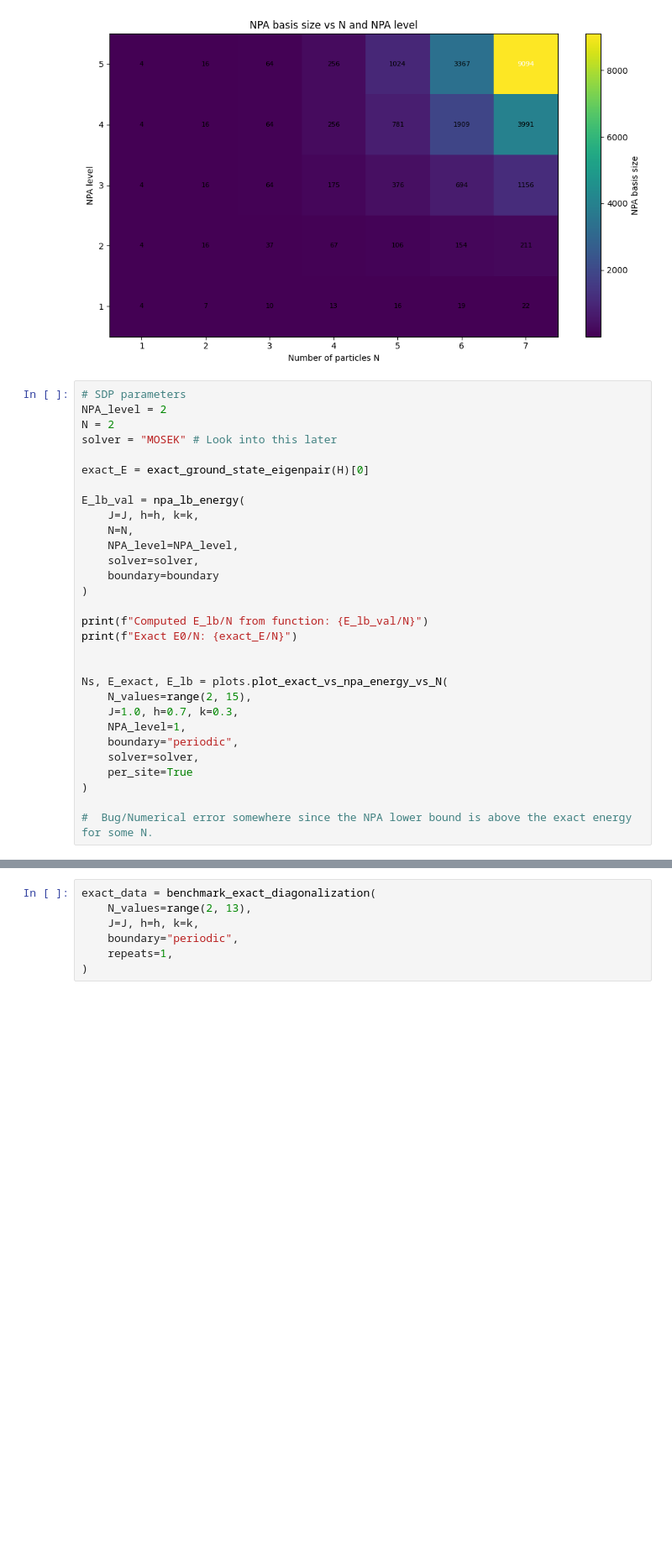
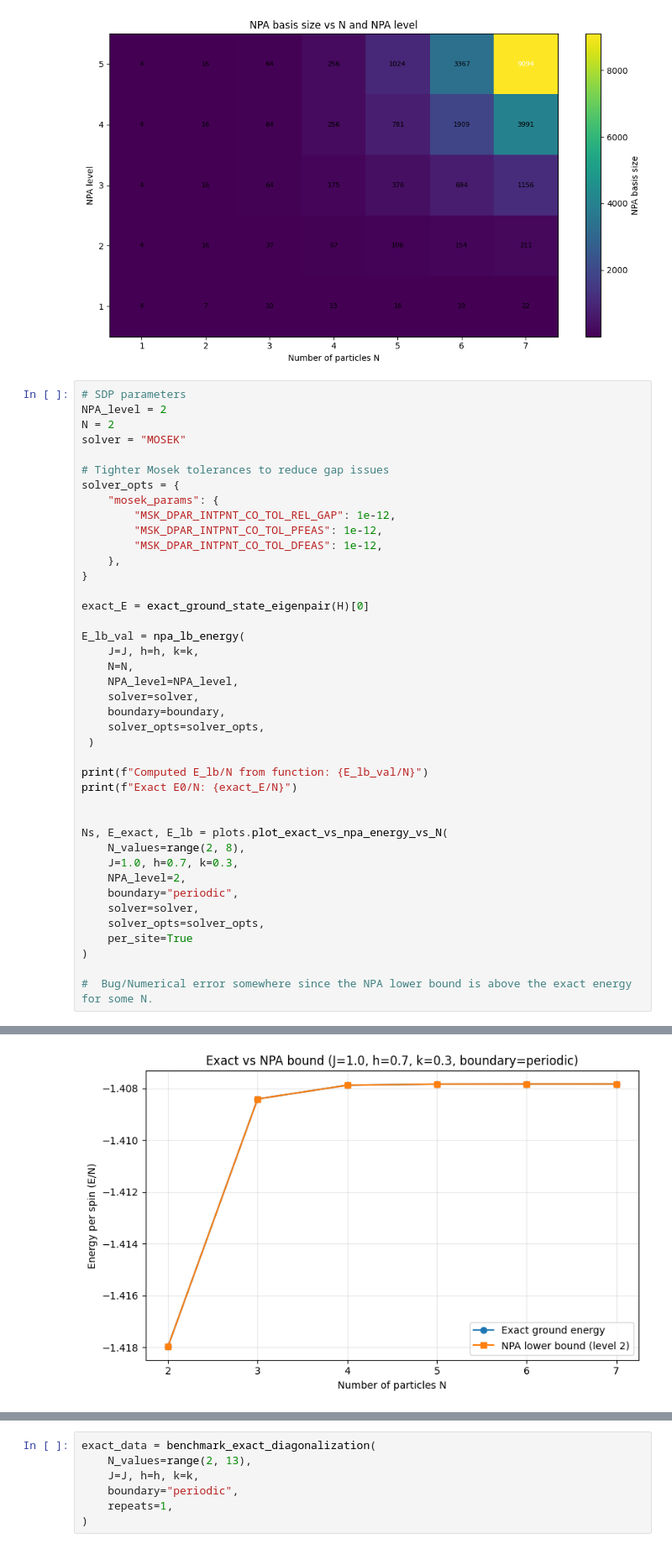
Before and after one commit to Ciscone7/OptimalMomentsNPA, a Jupyter notebook: initial_tests.ipynb, the cells around one changed output, grey strips where cells are left out. Shown at 84% size. Saved outputs shown, nothing was run; the diff lists cells and outputs as text; blank space fills up the shorter version.

```diff
--- a/initial_tests.ipynb
+++ b/initial_tests.ipynb
@@ -52,33 +56,45 @@ plots.npa_basis_size_heatmap(N=7, max_NPA_level=5)
 # %%
 # SDP parameters
 NPA_level = 2
 N = 2
-solver = "MOSEK" # Look into this later
+solver = "MOSEK"
+
+# Tighter Mosek tolerances to reduce gap issues
+solver_opts = {
+    "mosek_params": {
+        "MSK_DPAR_INTPNT_CO_TOL_REL_GAP": 1e-12,
+        "MSK_DPAR_INTPNT_CO_TOL_PFEAS": 1e-12,
+        "MSK_DPAR_INTPNT_CO_TOL_DFEAS": 1e-12,
+    },
+}
 
 exact_E = exact_ground_state_eigenpair(H)[0]
 
 E_lb_val = npa_lb_energy(
     J=J, h=h, k=k,
     N=N,
     NPA_level=NPA_level,
     solver=solver,
-    boundary=boundary
-)
+    boundary=boundary,
+    solver_opts=solver_opts,
+ )
 
 print(f"Computed E_lb/N from function: {E_lb_val/N}")
 print(f"Exact E0/N: {exact_E/N}")
 
 
 Ns, E_exact, E_lb = plots.plot_exact_vs_npa_energy_vs_N(
-    N_values=range(2, 15),
+    N_values=range(2, 8),
     J=1.0, h=0.7, k=0.3,
-    NPA_level=1,
+    NPA_level=2,
     boundary="periodic",
     solver=solver,
+    solver_opts=solver_opts,
     per_site=True
 )
 
 #  Bug/Numerical error somewhere since the NPA lower bound is above the exact energy for some N.
 # %% [output]
 Computed E_lb/N from function: -0.9999999999996102
 Exact E0/N: -1.0
+[figure, added]
```
Also changed, not shown: parts of 19 cells of this notebook, 5 other files.
